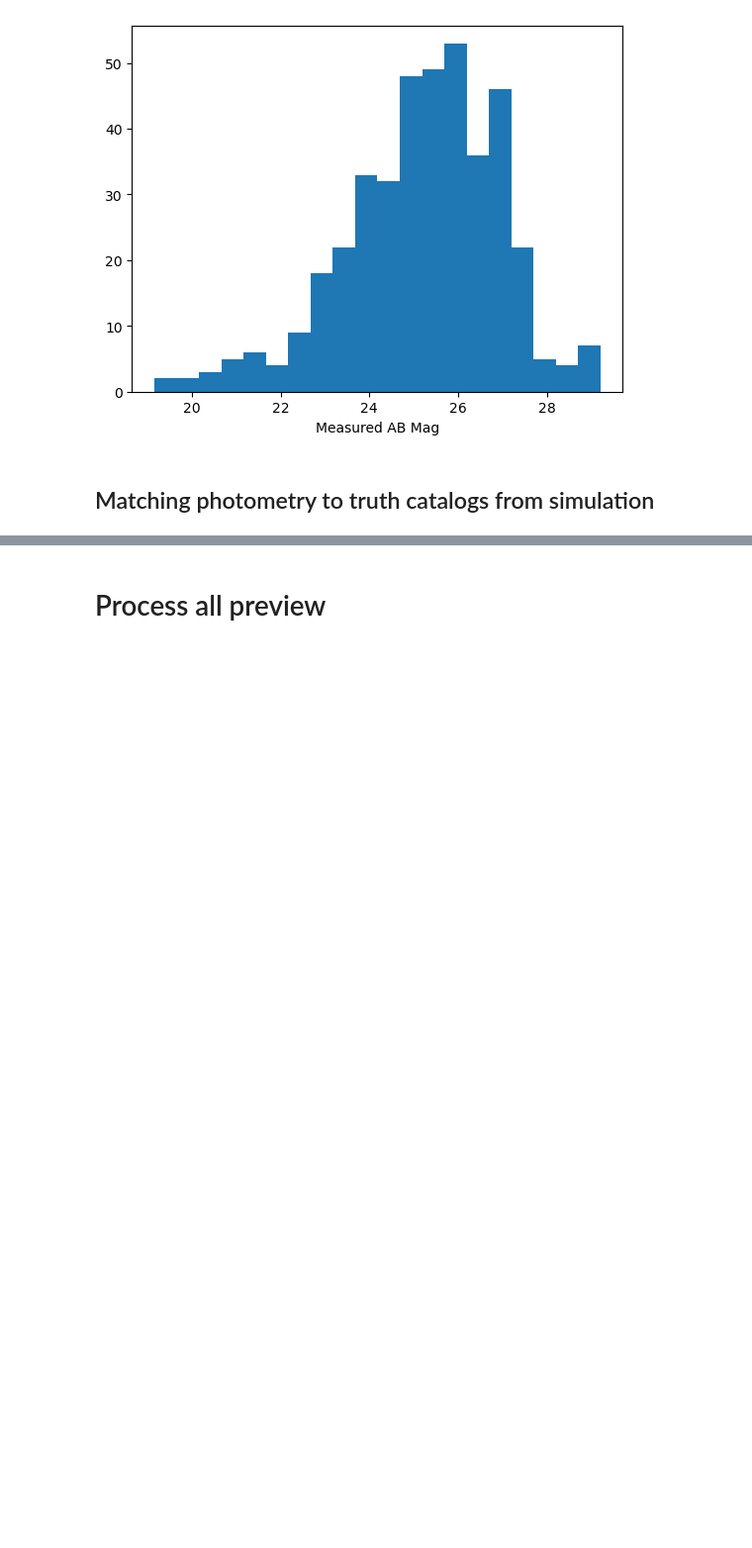
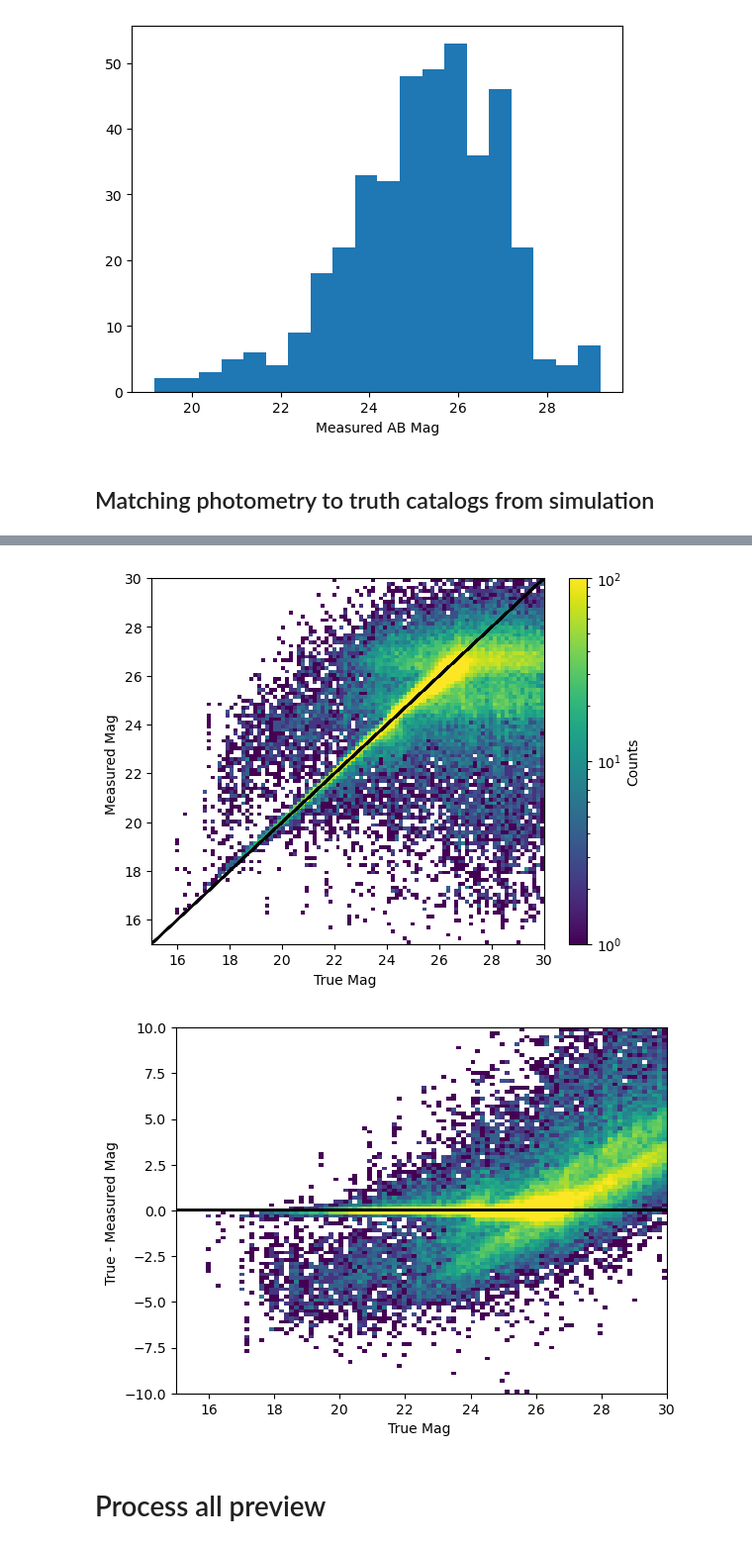
Before and after one commit to Roman-HLIS-Cosmology-PIT/tutorial-metadetect, a Jupyter notebook: notebooks/run_metadetect_on_imcom_photometry.ipynb, the cells around one changed output, grey strips where cells are left out. Shown at 99% size. Saved outputs shown, nothing was run; the diff lists cells and outputs as text; code cells hidden in the pictures; blank space fills up the shorter version.

```diff
--- a/notebooks/run_metadetect_on_imcom_photometry.ipynb
+++ b/notebooks/run_metadetect_on_imcom_photometry.ipynb
@@ -539,0 +922,16 @@ np.float64(4.793036574208875)
+# %%
+filtered_flux = flux_cat[flux_cat['galaxy_id'].isin(merged_df['best_match_truth_id'])]
+# Array of galaxy IDs (with duplicates)
+
+# Turn into a DataFrame
+id_df = pd.DataFrame({'galaxy_id': merged_df['best_match_truth_id']})
+
+# Merge to preserve duplicates and order
+filtered_flux = id_df.merge(flux_cat, on='galaxy_id', how='left')
+
+roman_bandpasses = galsim.roman.getBandpasses()
+zp = roman_bandpasses['H158'].zeropoint
+flux_true_all = np.array(filtered_flux['roman_flux_H158'])
+mag_true_all = -2.5*np.log10(flux_true_all) + zp
+# %%
+flux_meas_all, mags_meas_all = merged_df['flux_meta'], merged_df['mag_meta']
@@ -540,3 +951,37 @@ np.float64(4.793036574208875)
+# %%
+from matplotlib.colors import LogNorm
+
+#msk = np.logical_and(merged_df['edge_flag'] == 0 , merged_df['band_flux_flags'] == 0)
+plt.hist2d(
+    mag_true_all,
+    mags_meas_all,
+    range=[[15, 30], [15, 30]],
+    bins=(100, 100),
+    norm=LogNorm(vmax=100),        # log color scale
+)
+#plt.scatter(mag_true_all, mags_meas_all )
+plt.plot(mag_true_all,mag_true_all,color = 'black')
+plt.xlabel('True Mag ')
+plt.ylabel('Measured Mag ')
+plt.colorbar(label='Counts')
+plt.show()
+
+plt.hist2d(
+    mag_true_all,
+    mag_true_all - mags_meas_all,
+    range=[[15, 30], [-10, 10]],
+    bins=(100, 100),
+    norm=LogNorm(vmax=100),        # log color scale
+)
+#plt.scatter(mag_true_all,mag_true_all -  mags_meas_all )
+plt.plot(mag_true_all,mag_true_all*0,color = 'black')
+
+plt.xlabel('True Mag ')
+plt.ylabel('True - Measured Mag ')
+plt.show()
+# %% [output]
+[figure, added]
+[figure, added]
 # %% [markdown]
 # Process all preview
 # %%
```
Also changed, not shown: parts of 38 cells of this notebook, 2 other files.
